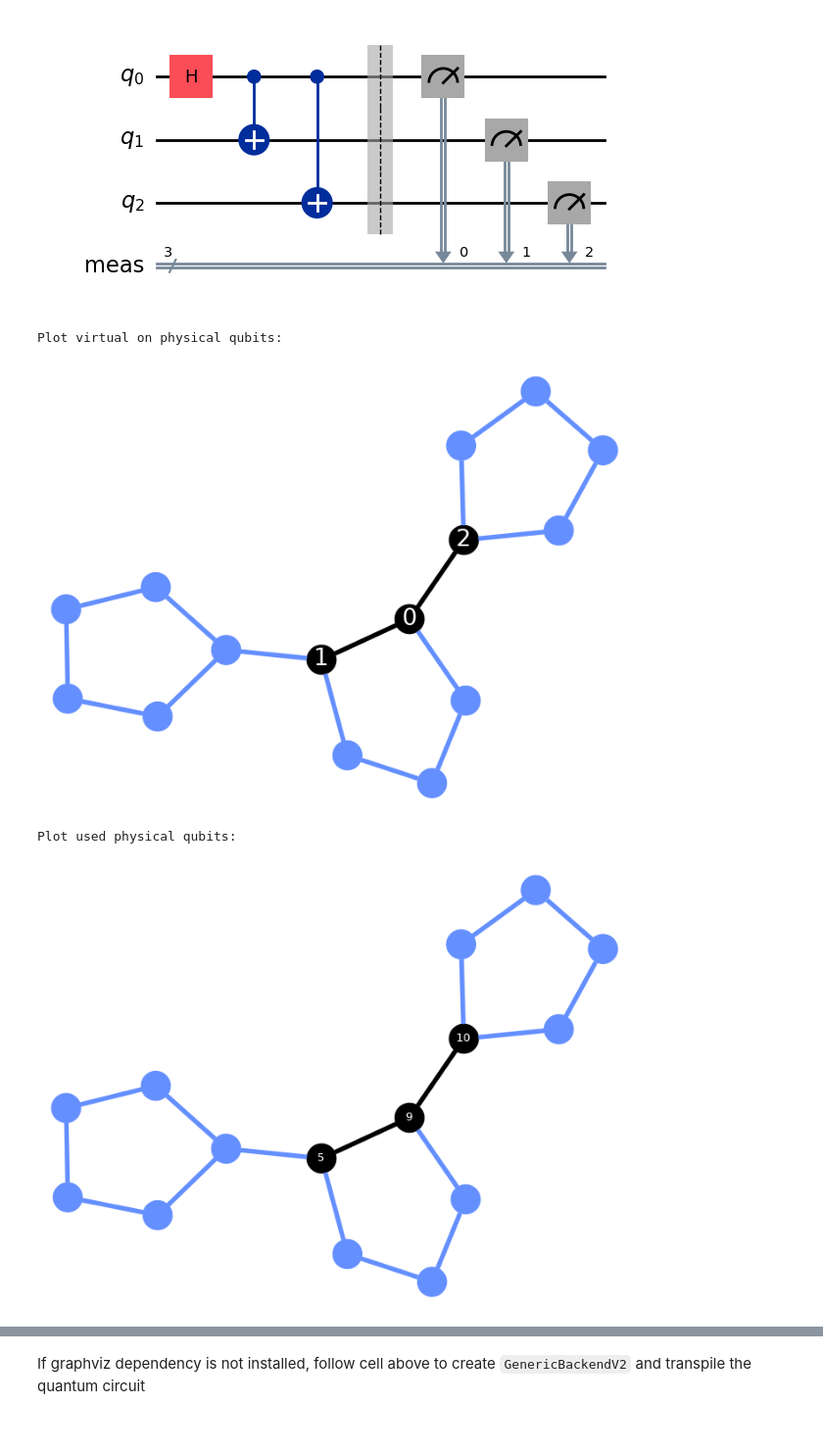
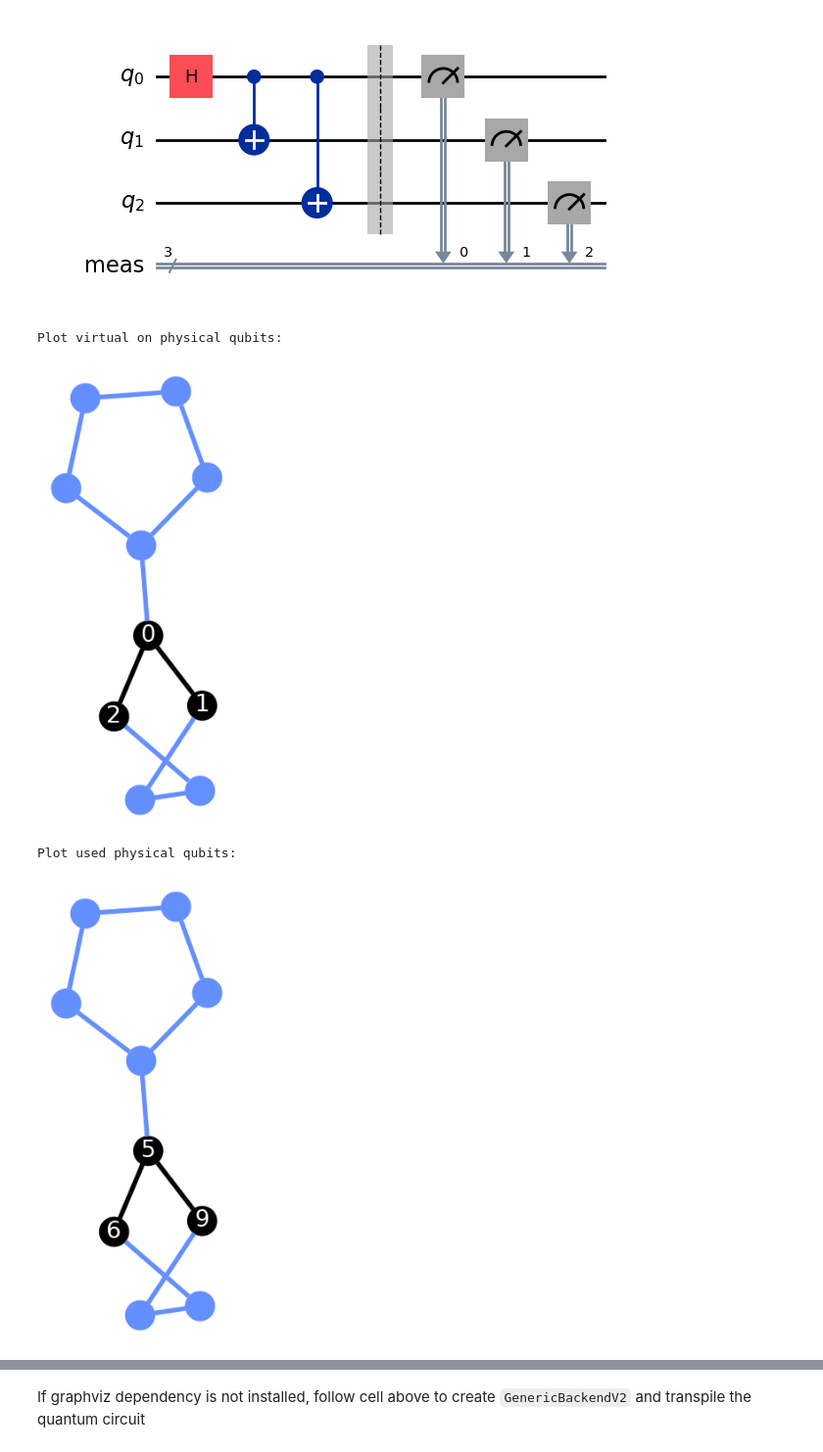
Before and after one commit to natashaval/qubit-mapping-distributed-qc, a Jupyter notebook: 0_generic_backend.ipynb, the cells around one changed output, grey strips where cells are left out. Shown at 98% size. Drawn from its saved outputs; the diff is of its cells as text; code cells hidden in the pictures.

Commit message:
plot circuit layout to backend

```diff
--- a/0_generic_backend.ipynb
+++ b/0_generic_backend.ipynb
@@ -19,8 +19,8 @@ from qiskit.visualization import plot_circuit_layout, plot_coupling_map, plot_hi
 # %%
 # coupling map structure ring
 num_qubits = 5
-num_group = 3
+num_group = 2
 
 coupling_list_ring = build_coupling_list_ring(num_qubits, num_group)
 cm_ring = CouplingMap(couplinglist=coupling_list_ring)
-# display(cm_ring.draw()) # for graphviz
+display(cm_ring.draw()) # for graphviz
@@ -42,16 +44,17 @@ display(qc.draw('mpl'))
 # %% [output]
 [figure]
 # %%
+gen_backend = GenericBackendV2(num_qubits=num_qubits * num_group, coupling_map=coupling_list_ring)
 transpiled_qc = transpile(qc, gen_backend)
 print("Plot virtual on physical qubits:")
 display(plot_circuit_layout(transpiled_qc, gen_backend, view='virtual'))
 print("Plot used physical qubits:")
 display(plot_circuit_layout(transpiled_qc, gen_backend, view='physical'))
 # %% [output]
 Plot virtual on physical qubits:
-[figure, old version]
+[figure, new version]
 Plot used physical qubits:
-[figure, old version]
+[figure, new version]
 # %%
 job = gen_backend.run(transpiled_qc)
 counts = job.result().get_counts()
```
Also changed, not shown: parts of 8 cells of this notebook, 2 other files.
